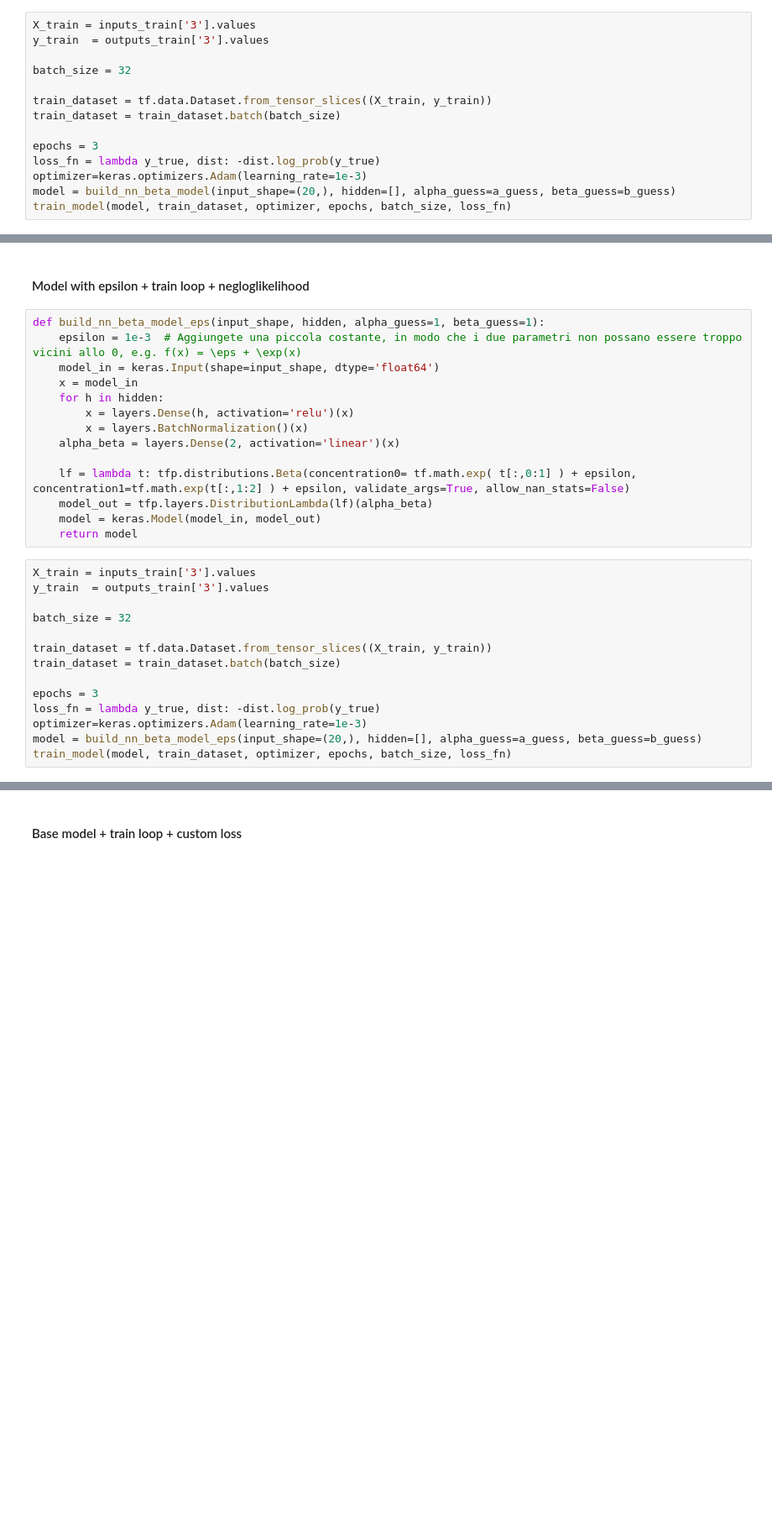
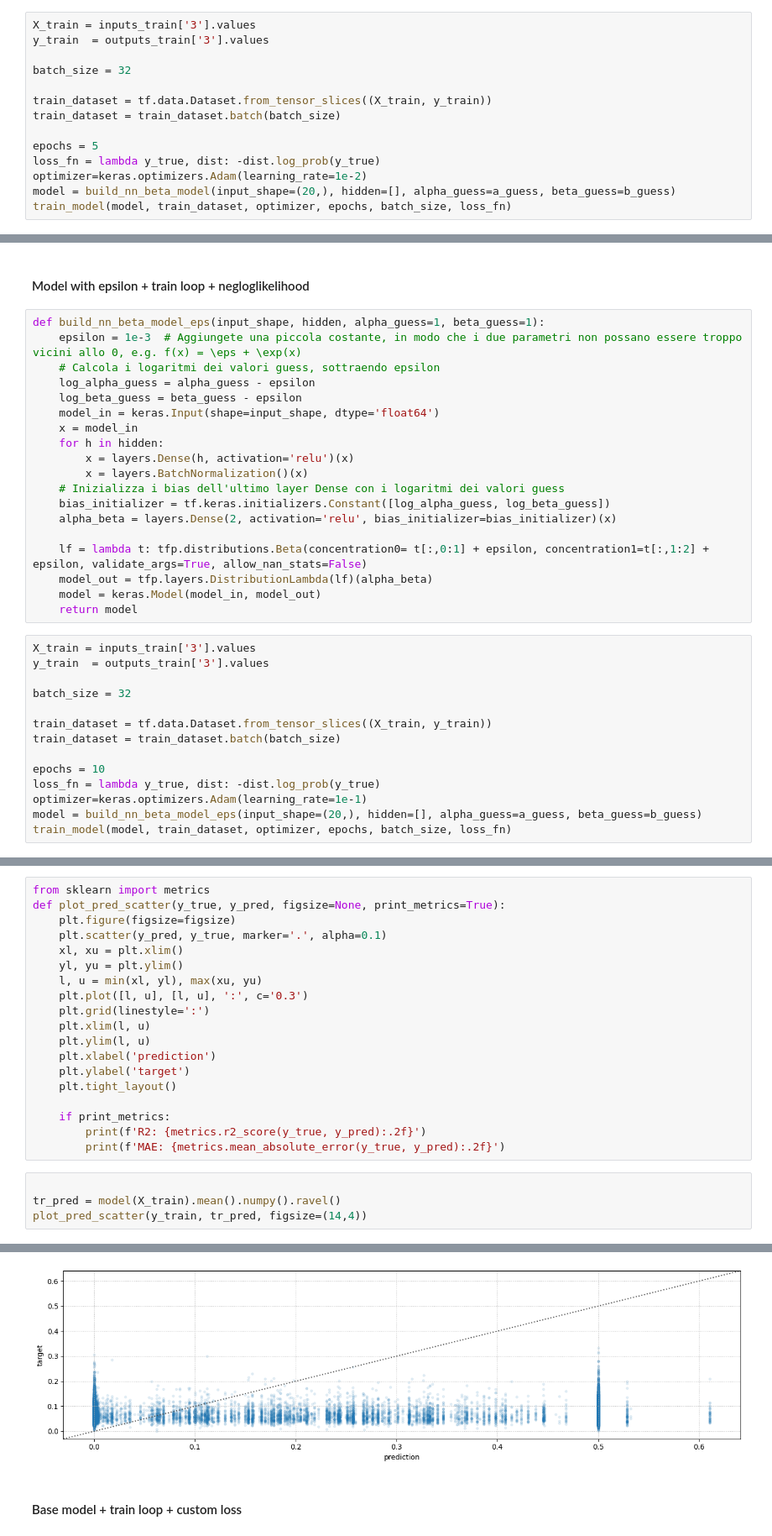
Before and after one commit to oshodiS/Rainfall-BetaEstimation, a Jupyter notebook: project_train_loop.ipynb, the cells around one changed output, grey strips where cells are left out. Shown at 84% size. Cells and saved outputs as stored; diff of their text form; blank space fills up the shorter version.

Commit message:
bias initializer

```diff
--- a/project_train_loop.ipynb
+++ b/project_train_loop.ipynb
@@ -406,8 +412,8 @@ batch_size = 32
 train_dataset = tf.data.Dataset.from_tensor_slices((X_train, y_train))
 train_dataset = train_dataset.batch(batch_size)
 
-epochs = 3
+epochs = 5
 loss_fn = lambda y_true, dist: -dist.log_prob(y_true)
-optimizer=keras.optimizers.Adam(learning_rate=1e-3)
+optimizer=keras.optimizers.Adam(learning_rate=1e-2)
 model = build_nn_beta_model(input_shape=(20,), hidden=[], alpha_guess=a_guess, beta_guess=b_guess)
 train_model(model, train_dataset, optimizer, epochs, batch_size, loss_fn)
@@ -425,14 +422,19 @@ loss:  -2.5350533
 # %%
 def build_nn_beta_model_eps(input_shape, hidden, alpha_guess=1, beta_guess=1):
     epsilon = 1e-3  # Aggiungete una piccola costante, in modo che i due parametri non possano essere troppo vicini allo 0, e.g. f(x) = \eps + \exp(x)
+    # Calcola i logaritmi dei valori guess, sottraendo epsilon
+    log_alpha_guess = alpha_guess - epsilon
+    log_beta_guess = beta_guess - epsilon
     model_in = keras.Input(shape=input_shape, dtype='float64')
     x = model_in
     for h in hidden:
         x = layers.Dense(h, activation='relu')(x)
         x = layers.BatchNormalization()(x)
-    alpha_beta = layers.Dense(2, activation='linear')(x)
+    # Inizializza i bias dell'ultimo layer Dense con i logaritmi dei valori guess
+    bias_initializer = tf.keras.initializers.Constant([log_alpha_guess, log_beta_guess])
+    alpha_beta = layers.Dense(2, activation='relu', bias_initializer=bias_initializer)(x)
 
-    lf = lambda t: tfp.distributions.Beta(concentration0= tf.math.exp( t[:,0:1] ) + epsilon, concentration1=tf.math.exp(t[:,1:2] ) + epsilon, validate_args=True, allow_nan_stats=False)
+    lf = lambda t: tfp.distributions.Beta(concentration0= t[:,0:1] + epsilon, concentration1=t[:,1:2] + epsilon, validate_args=True, allow_nan_stats=False)
     model_out = tfp.layers.DistributionLambda(lf)(alpha_beta)
     model = keras.Model(model_in, model_out)
     return model
@@ -445,9 +447,9 @@ batch_size = 32
 train_dataset = tf.data.Dataset.from_tensor_slices((X_train, y_train))
 train_dataset = train_dataset.batch(batch_size)
 
-epochs = 3
+epochs = 10
 loss_fn = lambda y_true, dist: -dist.log_prob(y_true)
-optimizer=keras.optimizers.Adam(learning_rate=1e-3)
+optimizer=keras.optimizers.Adam(learning_rate=1e-1)
 model = build_nn_beta_model_eps(input_shape=(20,), hidden=[], alpha_guess=a_guess, beta_guess=b_guess)
 train_model(model, train_dataset, optimizer, epochs, batch_size, loss_fn)
 # %% [output]
@@ -461,0 +473,24 @@ loss:  -2.480877
+# %%
+from sklearn import metrics
+def plot_pred_scatter(y_true, y_pred, figsize=None, print_metrics=True):
+    plt.figure(figsize=figsize)
+    plt.scatter(y_pred, y_true, marker='.', alpha=0.1)
+    xl, xu = plt.xlim()
+    yl, yu = plt.ylim()
+    l, u = min(xl, yl), max(xu, yu)
+    plt.plot([l, u], [l, u], ':', c='0.3')
+    plt.grid(linestyle=':')
+    plt.xlim(l, u)
+    plt.ylim(l, u)
+    plt.xlabel('prediction')
+    plt.ylabel('target')
+    plt.tight_layout()
+
+    if print_metrics:
+        print(f'R2: {metrics.r2_score(y_true, y_pred):.2f}')
+        print(f'MAE: {metrics.mean_absolute_error(y_true, y_pred):.2f}')
+# %%
+
+tr_pred = model(X_train).mean().numpy().ravel()
+plot_pred_scatter(y_train, tr_pred, figsize=(14,4))
+# %% [output]
@@ -462,3 +499,4 @@ loss:  -2.480877
+[figure, added]
 # %% [markdown]
 #### Base model + train loop + custom loss
 # %%
```
Also changed, not shown: parts of 12 cells of this notebook, 11 other files.
